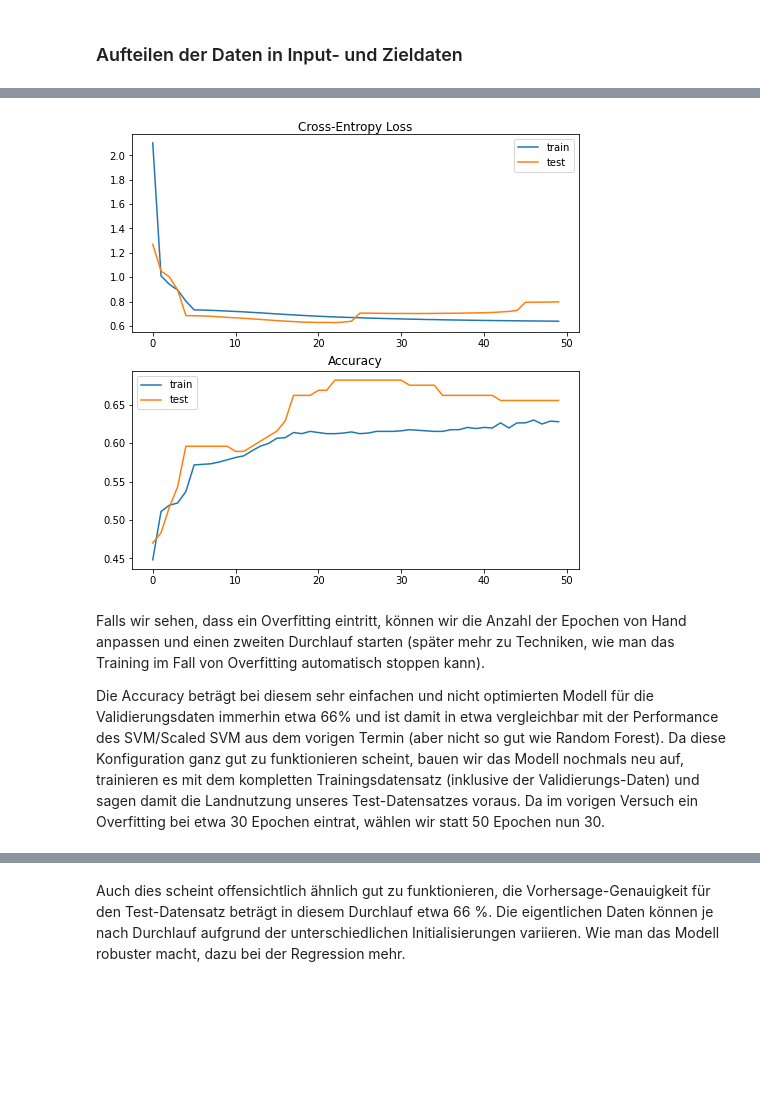
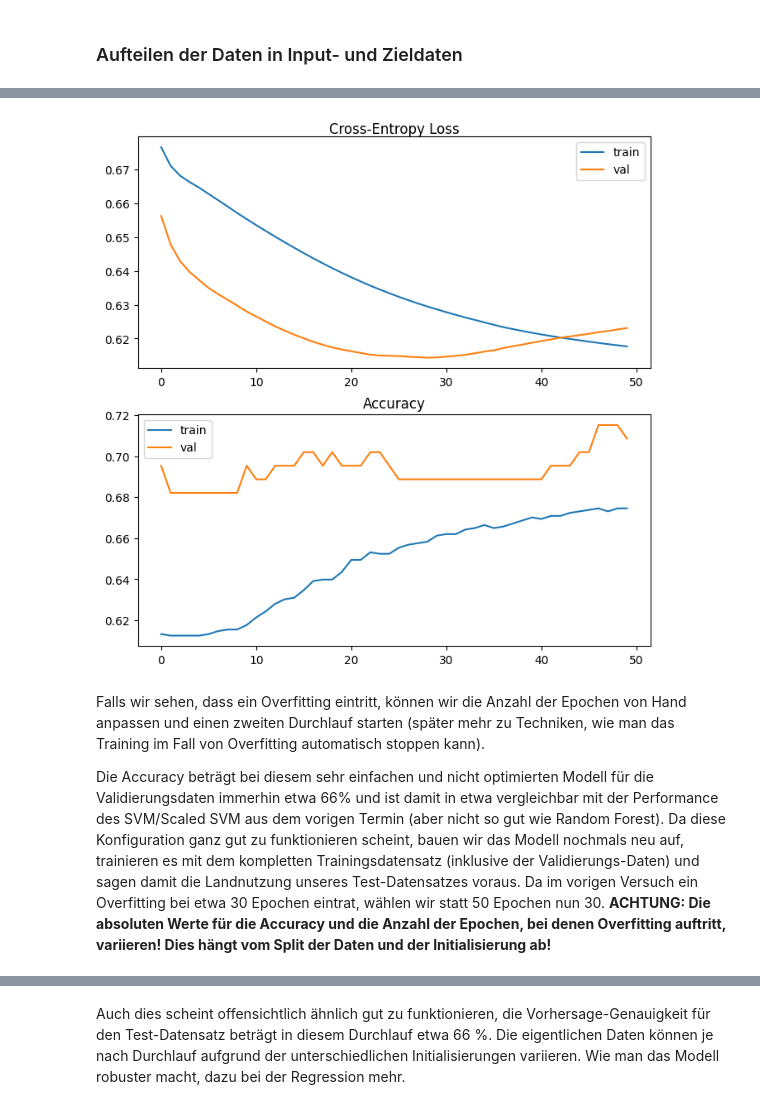
Before and after one commit to KITHydrogeology/Geodatenanalyse-II, a Jupyter notebook: Machine Learning/Termin_03_ANN_MLP/Vorlesung_und_Übungen.ipynb, the cells around one changed output, grey strips where cells are left out. Saved outputs shown, nothing was run; the diff lists cells and outputs as text; code cells hidden in the pictures; blank space fills up the shorter version.

```diff
--- a/Machine Learning/Termin_03_ANN_MLP/Vorlesung_und_Übungen.ipynb
+++ b/Machine Learning/Termin_03_ANN_MLP/Vorlesung_und_Übungen.ipynb
@@ -130,6 +132,7 @@ Nach dem eigentlichen Training (model.fit) führen wir mit model.evaluate eine V
 # %%
 # import packages
 from tensorflow.keras import Sequential
+from tensorflow.keras import Input
 from tensorflow.keras.layers import Dense
 from tensorflow.keras import initializers
 from matplotlib import pyplot
@@ -142,13 +145,14 @@ kernel_initializer = initializers.glorot_uniform()
 
 # define model
 model = Sequential()
-model.add(Dense(5, activation='relu', kernel_initializer=kernel_initializer, input_shape=(n_features,)))
-model.add(Dense(1))
+model.add(Input(shape=(n_features,)))
+model.add(Dense(5, activation='relu', kernel_initializer=kernel_initializer))
+model.add(Dense(1, activation='sigmoid'))
 
 # compile the model
 model.compile(optimizer='adam', loss='binary_crossentropy', metrics=['accuracy'])
 
-# fit the model
+# fit the model to training data, set number of epochs and batch_size
 history = model.fit(X_train, y_train, epochs=50, batch_size=16, verbose=1, validation_data=(X_val,y_val))
 
 # make class predictions with the model
@@ -164,13 +168,13 @@ pyplot.figure(figsize=(8,8))
 pyplot.subplot(211)
 pyplot.title('Cross-Entropy Loss', pad=-40)
 pyplot.plot(history.history['loss'], label='train')
-pyplot.plot(history.history['val_loss'], label='test')
+pyplot.plot(history.history['val_loss'], label='val')
 pyplot.legend()
 # plot accuracy learning curves
 pyplot.subplot(212)
 pyplot.title('Accuracy')
 pyplot.plot(history.history['accuracy'], label='train')
-pyplot.plot(history.history['val_accuracy'], label='test')
+pyplot.plot(history.history['val_accuracy'], label='val')
 pyplot.legend()
 pyplot.show()
 # %% [output]
@@ -194,8 +198,8 @@ Accuracy: 65.56
-[figure, old version]
+[figure, new version]
 # %% [markdown]
 Falls wir sehen, dass ein Overfitting eintritt, können wir die Anzahl der Epochen von Hand anpassen und einen zweiten Durchlauf starten (später mehr zu Techniken, wie man das Training im Fall von Overfitting automatisch stoppen kann).
 
-Die Accuracy beträgt bei diesem sehr einfachen und nicht optimierten Modell für die Validierungsdaten immerhin etwa 66% und ist damit in etwa vergleichbar mit der Performance des SVM/Scaled SVM aus dem vorigen Termin (aber nicht so gut wie Random Forest). Da diese Konfiguration ganz gut zu funktionieren scheint, bauen wir das Modell nochmals neu auf, trainieren es mit dem kompletten Trainingsdatensatz (inklusive der Validierungs-Daten) und sagen damit die Landnutzung unseres Test-Datensatzes voraus. Da im vorigen Versuch ein Overfitting bei etwa 30 Epochen eintrat, wählen wir statt 50 Epochen nun 30.
+Die Accuracy beträgt bei diesem sehr einfachen und nicht optimierten Modell für die Validierungsdaten immerhin etwa 66% und ist damit in etwa vergleichbar mit der Performance des SVM/Scaled SVM aus dem vorigen Termin (aber nicht so gut wie Random Forest). Da diese Konfiguration ganz gut zu funktionieren scheint, bauen wir das Modell nochmals neu auf, trainieren es mit dem kompletten Trainingsdatensatz (inklusive der Validierungs-Daten) und sagen damit die Landnutzung unseres Test-Datensatzes voraus. Da im vorigen Versuch ein Overfitting bei etwa 30 Epochen eintrat, wählen wir statt 50 Epochen nun 30. **ACHTUNG: Die absoluten Werte für die Accuracy und die Anzahl der Epochen, bei denen Overfitting auftritt, variieren! Dies hängt vom Split der Daten und der Initialisierung ab!**
 # %%
 seed(1)
 tf.random.set_seed(2)
```
Also changed, not shown: parts of 24 cells of this notebook.
